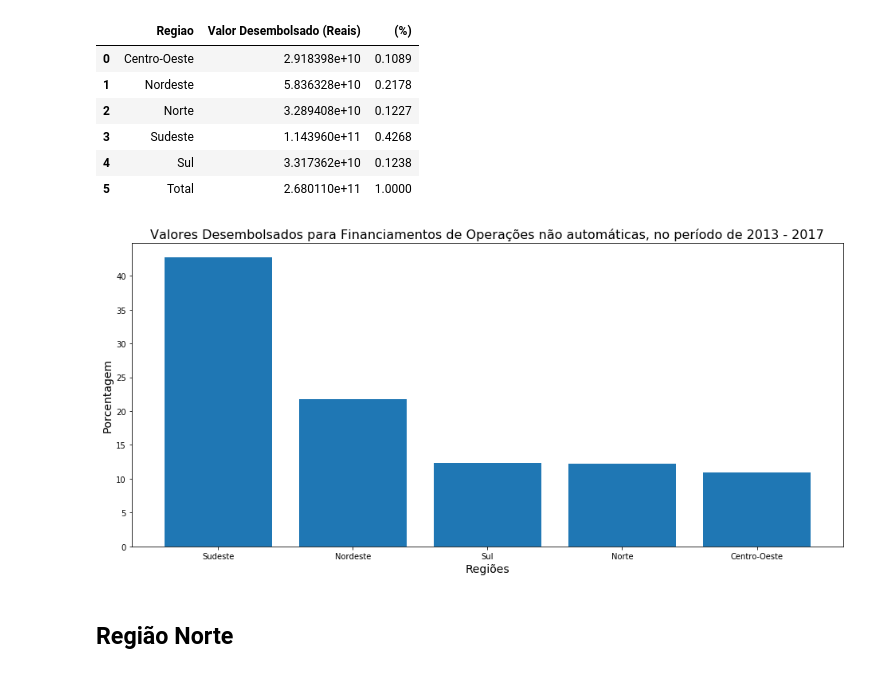
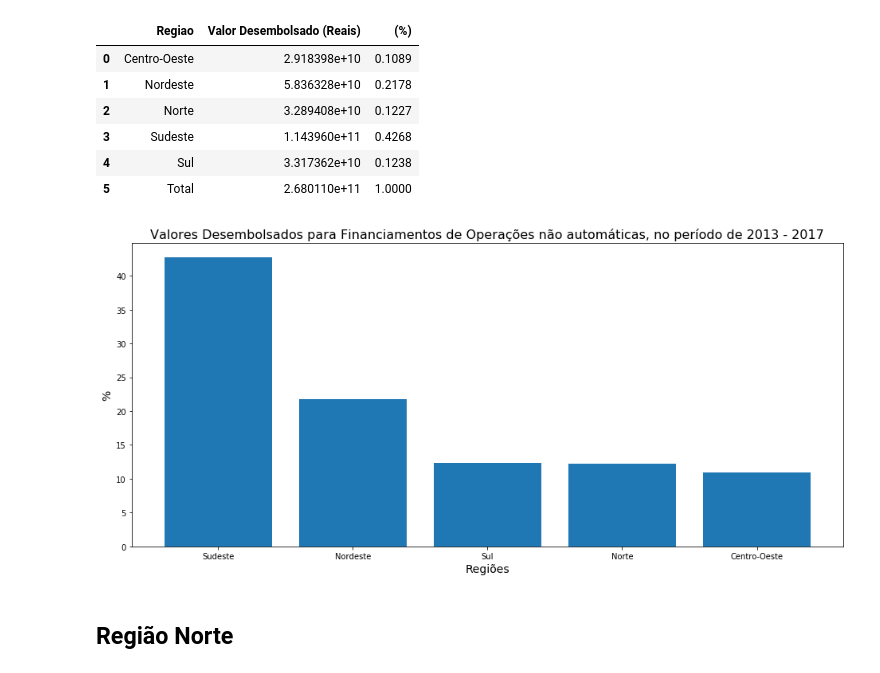
Before and after one commit to dayanacavalcante/BNDES-Dados-Abertos, a Jupyter notebook: Src/BNDES-Dados-Abertos.ipynb, the cells around one changed output. Cells and saved outputs as stored; diff of their text form; code cells hidden in the pictures.

```diff
--- a/Src/BNDES-Dados-Abertos.ipynb
+++ b/Src/BNDES-Dados-Abertos.ipynb
@@ -23,15 +23,15 @@ regioes
 # %%
 regiao = ['Sudeste', 'Nordeste', 'Sul', 'Norte', 'Centro-Oeste']
 porcentagem = [42.68, 21.78, 12.38, 12.27, 10.89]
 plt.figure(figsize = (16,7))
 plt.bar(regiao, porcentagem)
 
 plt.title("Valores Desembolsados para Financiamentos de Operações não automáticas, no período de 2013 - 2017", fontsize=16)
 plt.xlabel("Regiões", fontsize=14)
-plt.ylabel("Porcentagem", fontsize=14)
+plt.ylabel("%", fontsize=14)
 plt.show()
 # %% [output]
-[figure, old version]
+[figure, new version]
 # %% [markdown]
 ## Região Norte
 # %%
```
Also changed, not shown: 1 other file.
